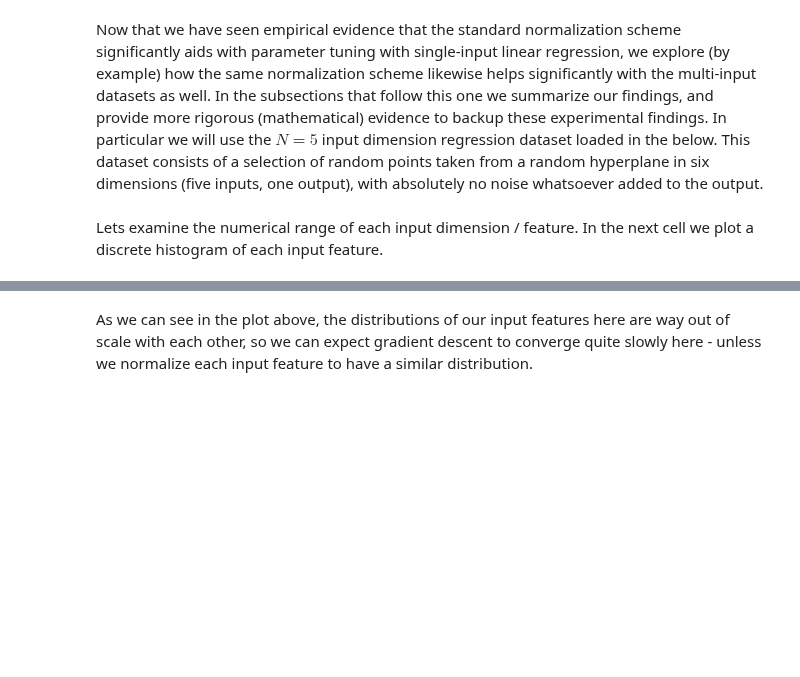
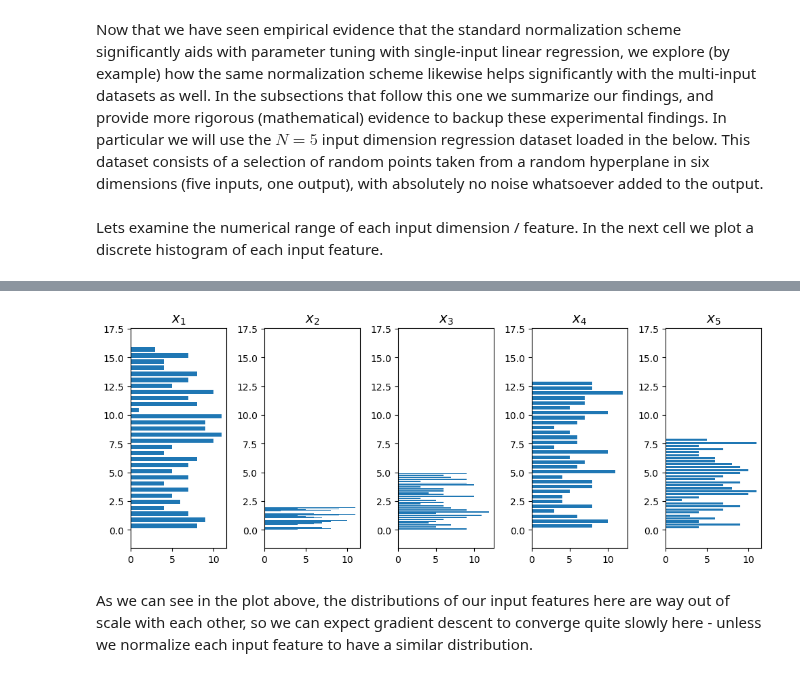
Before and after one commit to neonwatty/machine_learning_refined, a Jupyter notebook: notes/9_Feature_engineer_select/9_3_Scaling.ipynb, the cells around one changed output, grey strips where cells are left out. Drawn from its saved outputs; the diff is of its cells as text; code cells hidden in the pictures; blank space fills up the shorter version.

```diff
--- a/notes/9_Feature_engineer_select/9_3_Scaling.ipynb
+++ b/notes/9_Feature_engineer_select/9_3_Scaling.ipynb
@@ -265,11 +227,11 @@ Lets examine the numerical range of each input dimension / feature.  In the next
 # %%
 ## This code cell will not be shown in the HTML version of this notebook
 # load data
-data = np.loadtxt(datapath + 'highdim_multirange_linregress.csv',delimiter = ',')
+data = np.loadtxt('chapter_9_datasets/highdim_multirange_linregress.csv',delimiter = ',')
 x = data[:-1,:]
 y = data[-1:,:]
 
 # plot the distribution of each input feature
-scaling_tool = feature_scaling_tools.Visualizer([],[],[],[])
+scaling_tool = section_9_3_helpers.NormalizeVisualizer([],[],[],[])
 scaling_tool.feature_distributions(x)
 # %% [output]
@@ -278,3 +238,4 @@ scaling_tool.feature_distributions(x)
+[figure, added]
 # %% [markdown]
 As we can see in the plot above, the distributions of our input features here are way out of scale with each other, so we can expect gradient descent to converge quite slowly here - unless we normalize each input feature to have a similar distribution.
 # %% [markdown]
```
Also changed, not shown: parts of 21 cells of this notebook, 12 other files.
